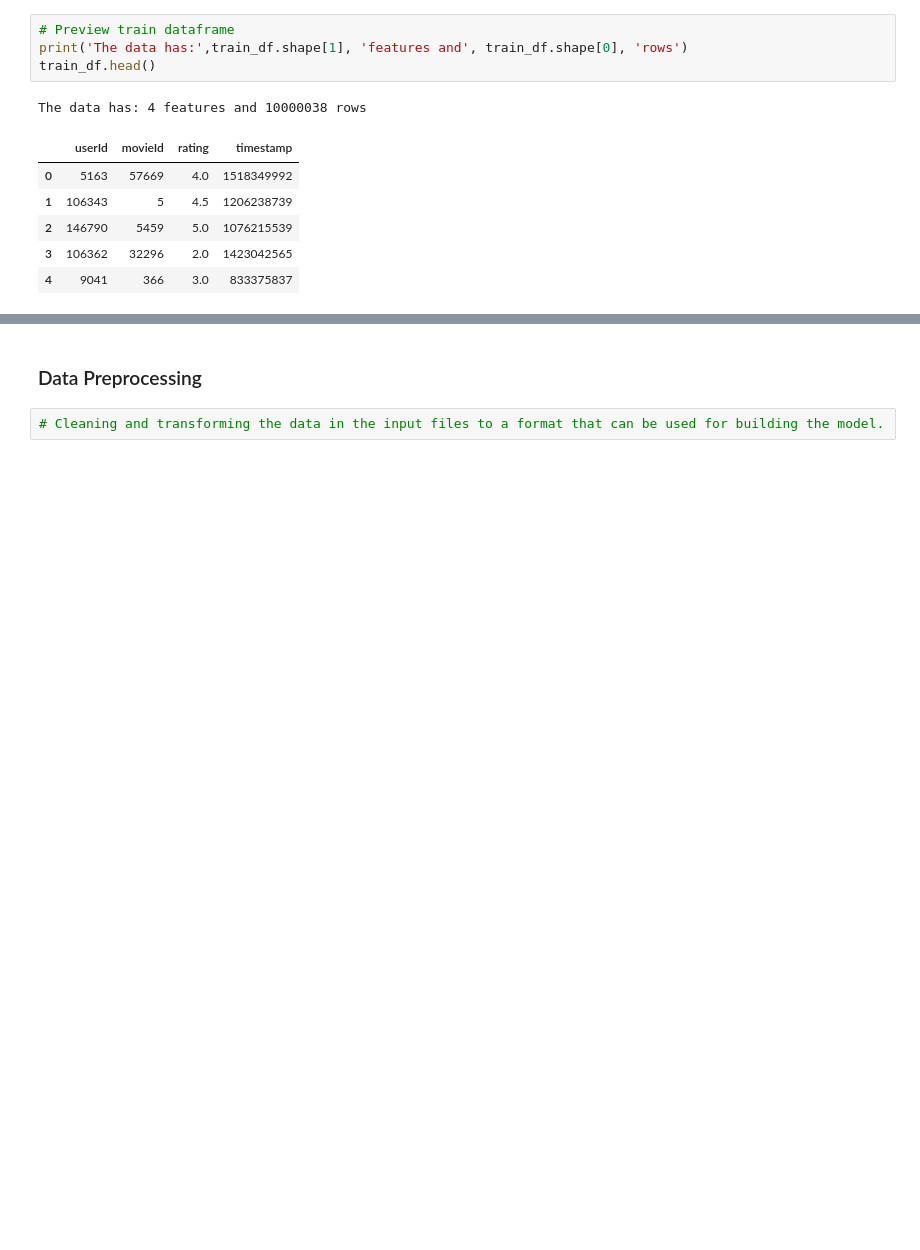
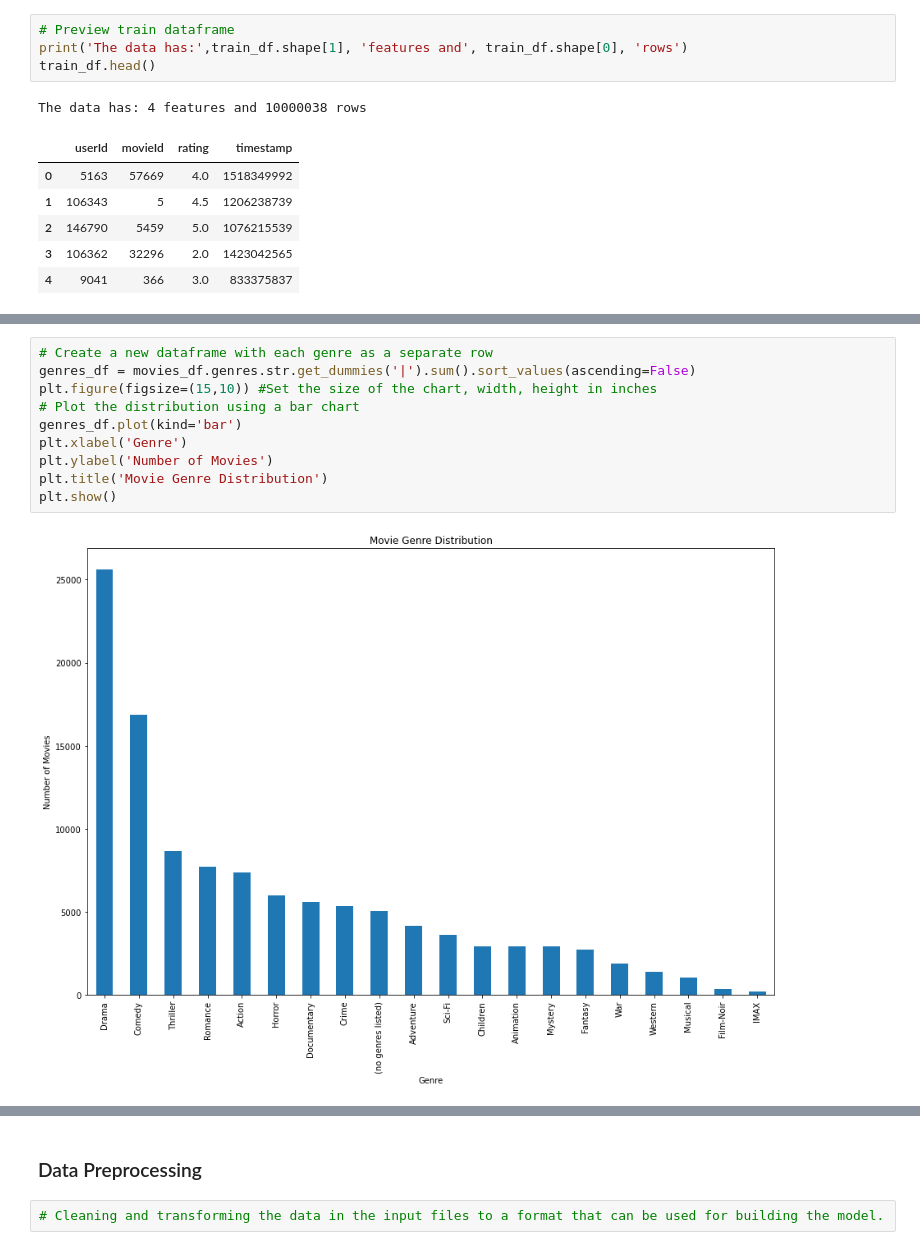
Before and after one commit to JasperZeroes/TeamND2-unsupervised-predict, a Jupyter notebook: TeamND2_Movie_Recommender_System.ipynb, the cells around one changed output, grey strips where cells are left out. Saved outputs shown, nothing was run; the diff lists cells and outputs as text; blank space fills up the shorter version.

```diff
--- a/TeamND2_Movie_Recommender_System.ipynb
+++ b/TeamND2_Movie_Recommender_System.ipynb
@@ -183,0 +191,12 @@ The data has: 4 features and 10000038 rows
+# %%
+# Create a new dataframe with each genre as a separate row
+genres_df = movies_df.genres.str.get_dummies('|').sum().sort_values(ascending=False)
+plt.figure(figsize=(15,10)) #Set the size of the chart, width, height in inches
+# Plot the distribution using a bar chart
+genres_df.plot(kind='bar')
+plt.xlabel('Genre')
+plt.ylabel('Number of Movies')
+plt.title('Movie Genre Distribution')
+plt.show()
+# %% [output]
+[figure, added]
```
Also changed, not shown: parts of 8 cells of this notebook.
